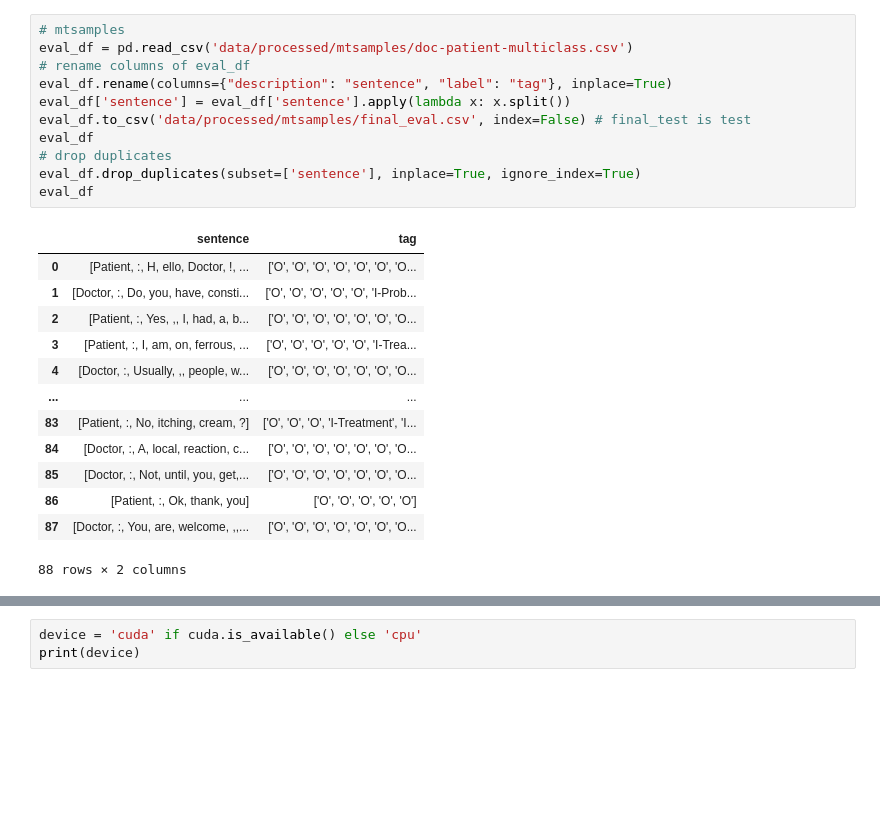
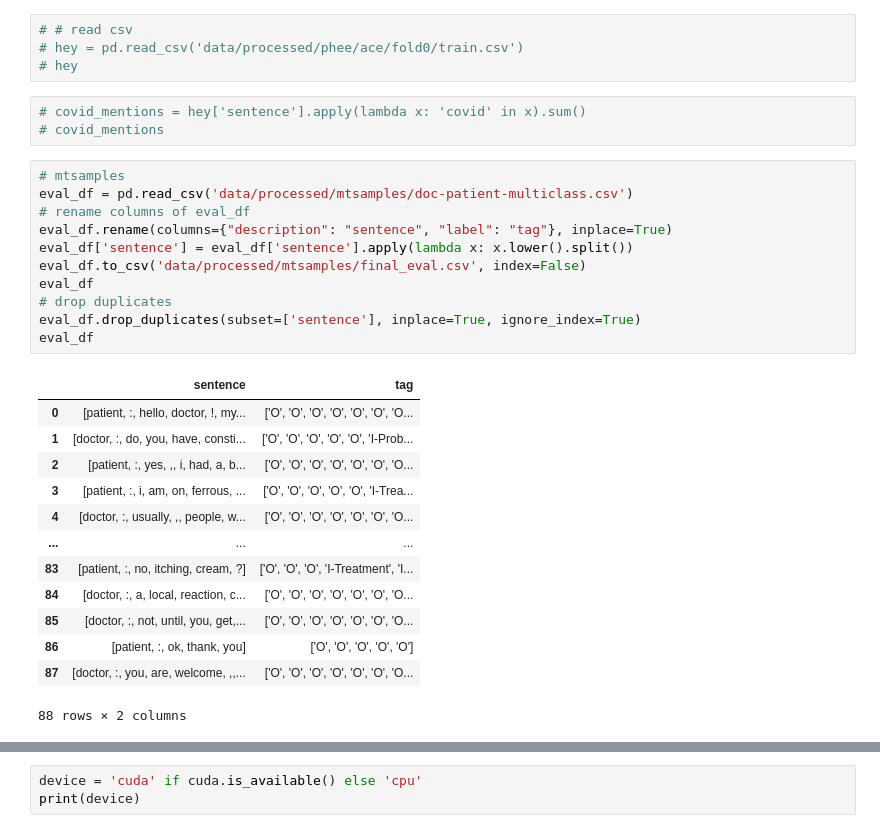
Before and after one commit to lara-ozyegen/MRP_MedHighlight, a Jupyter notebook: notebooks/trainer_clinical_bert.ipynb, the cells around one changed output, grey strips where cells are left out. Drawn from its saved outputs; the diff is of its cells as text; blank space fills up the shorter version.

```diff
--- a/notebooks/trainer_clinical_bert.ipynb
+++ b/notebooks/trainer_clinical_bert.ipynb
@@ -46,27 +62,34 @@ test_df.to_csv('data/processed/phee/ace/final_test.csv', index=False) # final_te
+# %%
+# # read csv
+# hey = pd.read_csv('data/processed/phee/ace/fold0/train.csv')
+# hey
+# %%
+# covid_mentions = hey['sentence'].apply(lambda x: 'covid' in x).sum()
+# covid_mentions
 # %%
 # mtsamples
 eval_df = pd.read_csv('data/processed/mtsamples/doc-patient-multiclass.csv')
 # rename columns of eval_df
 eval_df.rename(columns={"description": "sentence", "label": "tag"}, inplace=True)
-eval_df['sentence'] = eval_df['sentence'].apply(lambda x: x.split())
-eval_df.to_csv('data/processed/mtsamples/final_eval.csv', index=False) # final_test is test
+eval_df['sentence'] = eval_df['sentence'].apply(lambda x: x.lower().split())
+eval_df.to_csv('data/processed/mtsamples/final_eval.csv', index=False)
 eval_df
 # drop duplicates
 eval_df.drop_duplicates(subset=['sentence'], inplace=True, ignore_index=True)
 eval_df
 # %% [output]
 |  | sentence | tag |
-| 0 | [Patient, :, H, ello, Doctor, !, ... | ['O', 'O', 'O', 'O', 'O', 'O', 'O... |
-| 1 | [Doctor, :, Do, you, have, consti... | ['O', 'O', 'O', 'O', 'O', 'I-Prob... |
-| 2 | [Patient, :, Yes, ,, I, had, a, b... | ['O', 'O', 'O', 'O', 'O', 'O', 'O... |
-| 3 | [Patient, :, I, am, on, ferrous, ... | ['O', 'O', 'O', 'O', 'O', 'I-Trea... |
-| 4 | [Doctor, :, Usually, ,, people, w... | ['O', 'O', 'O', 'O', 'O', 'O', 'O... |
+| 0 | [patient, :, hello, doctor, !, my... | ['O', 'O', 'O', 'O', 'O', 'O', 'O... |
+| 1 | [doctor, :, do, you, have, consti... | ['O', 'O', 'O', 'O', 'O', 'I-Prob... |
+| 2 | [patient, :, yes, ,, i, had, a, b... | ['O', 'O', 'O', 'O', 'O', 'O', 'O... |
+| 3 | [patient, :, i, am, on, ferrous, ... | ['O', 'O', 'O', 'O', 'O', 'I-Trea... |
+| 4 | [doctor, :, usually, ,, people, w... | ['O', 'O', 'O', 'O', 'O', 'O', 'O... |
 | ... | ... | ... |
-| 83 | [Patient, :, No, itching, cream, ?] | ['O', 'O', 'O', 'I-Treatment', 'I... |
-| 84 | [Doctor, :, A, local, reaction, c... | ['O', 'O', 'O', 'O', 'O', 'O', 'O... |
-| 85 | [Doctor, :, Not, until, you, get,... | ['O', 'O', 'O', 'O', 'O', 'O', 'O... |
-| 86 | [Patient, :, Ok, thank, you] | ['O', 'O', 'O', 'O', 'O'] |
-| 87 | [Doctor, :, You, are, welcome, ,,... | ['O', 'O', 'O', 'O', 'O', 'O', 'O... |
+| 83 | [patient, :, no, itching, cream, ?] | ['O', 'O', 'O', 'I-Treatment', 'I... |
+| 84 | [doctor, :, a, local, reaction, c... | ['O', 'O', 'O', 'O', 'O', 'O', 'O... |
+| 85 | [doctor, :, not, until, you, get,... | ['O', 'O', 'O', 'O', 'O', 'O', 'O... |
+| 86 | [patient, :, ok, thank, you] | ['O', 'O', 'O', 'O', 'O'] |
+| 87 | [doctor, :, you, are, welcome, ,,... | ['O', 'O', 'O', 'O', 'O', 'O', 'O... |
 88 rows × 2 columns
 # %%
 label2id = {'O': 0,
```
Also changed, not shown: parts of 32 cells of this notebook.
